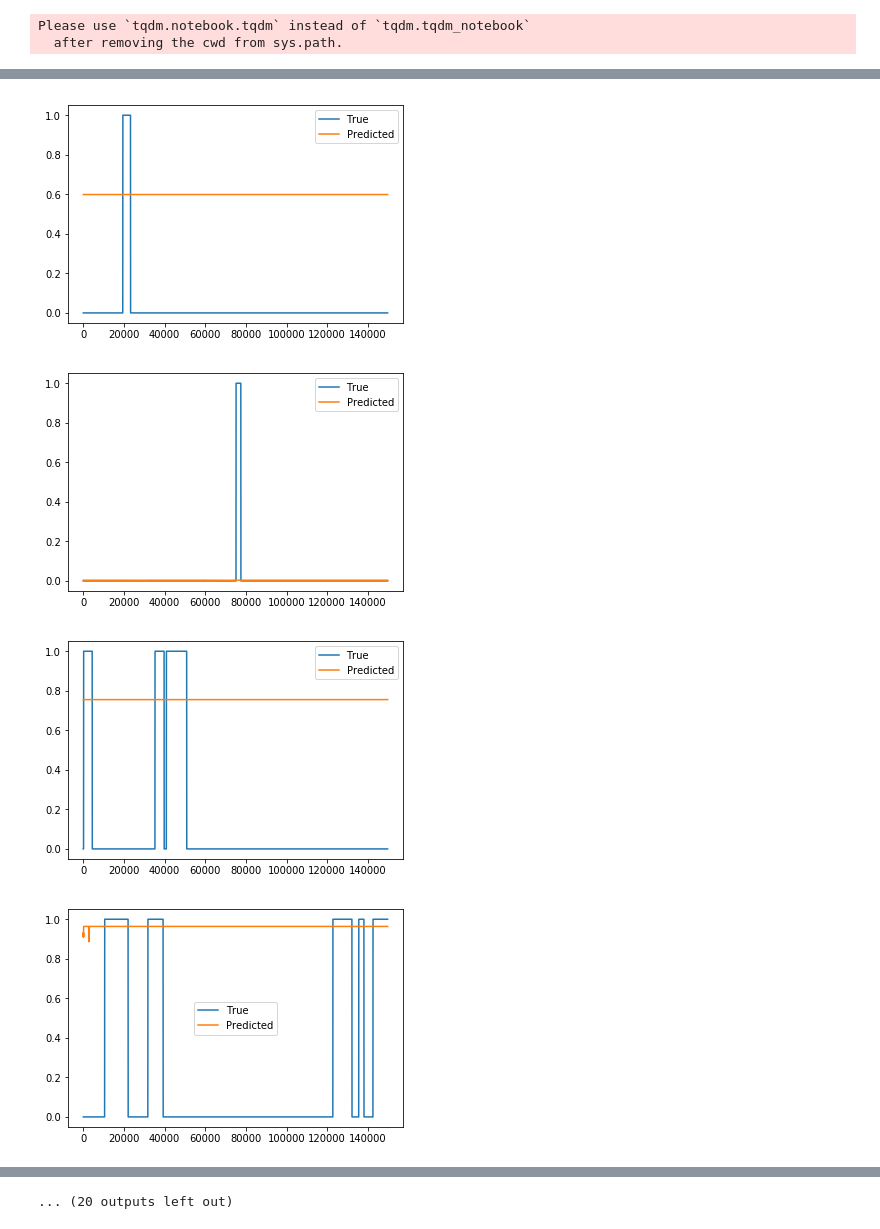
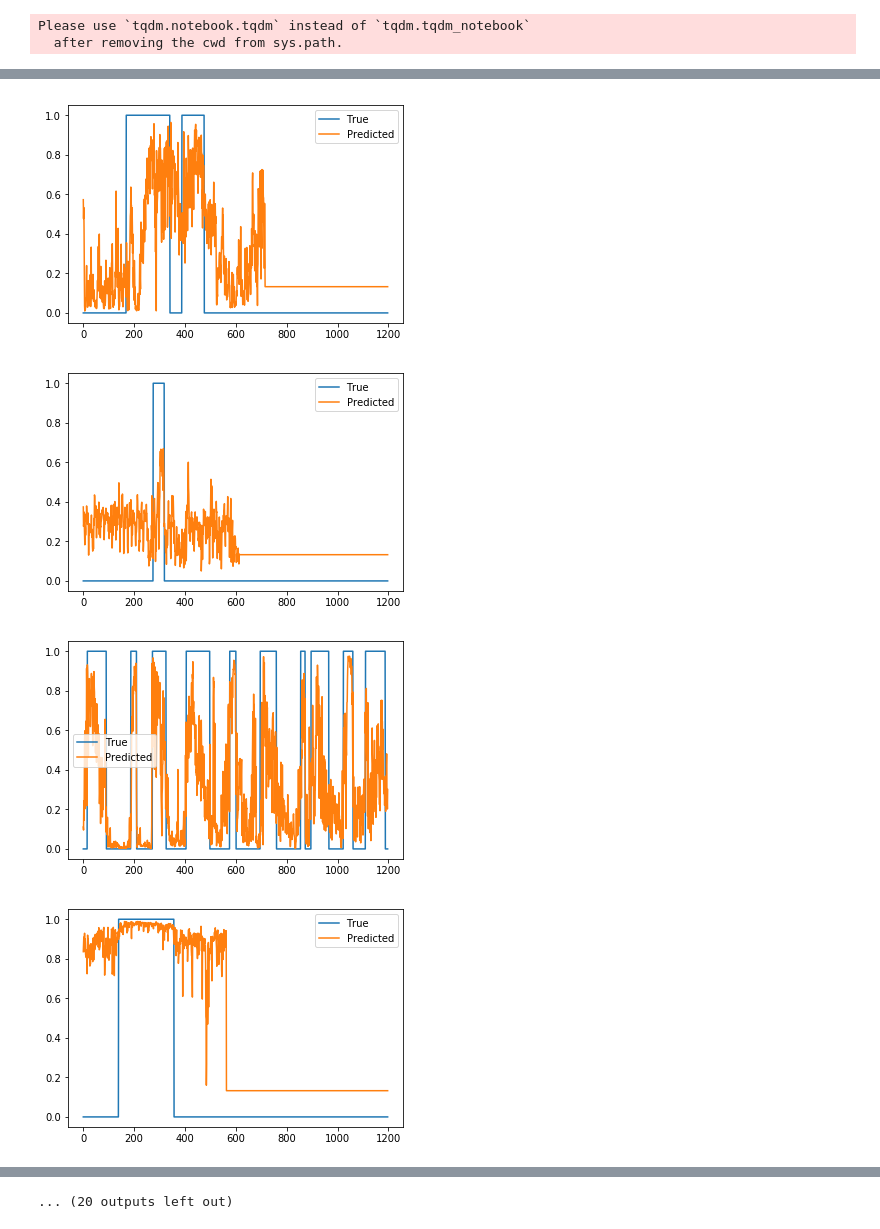
Before and after one commit to belya/epilepsy-detection, a Jupyter notebook: pipeline/fc-network.ipynb, the cells around one changed output, grey strips where cells are left out. Saved outputs shown, nothing was run; the diff lists cells and outputs as text; code cells hidden in the pictures.

```diff
--- a/pipeline/fc-network.ipynb
+++ b/pipeline/fc-network.ipynb
@@ -355,13 +367,16 @@ from keras import optimizers,regularizers
 from keras.layers.normalization import BatchNormalization
 import keras.backend.tensorflow_backend as KTF
 # %%
-eeg_input = Input(shape=(FFT_STEPS_NUM * CHUNK_TIME // 2 * len(CHANNELS), ))
+eeg_input = Input(shape=((FFT_STEPS_NUM + 1) * (CHUNK_TIME // 2 + 1) * len(CHANNELS), ))
 
-feature_extractor = eeg_input
+x = eeg_input
+x = Dropout(0.5)(x)
 
-x = Dense(100, activation='relu')(feature_extractor)
-x = Dense(100, activation='relu')(x)
-x = Dense(100, activation='relu')(x)
+for _ in range(3):
+    x = Dense(100)(x)
+    x = BatchNormalization()(x)
+    x = Activation('relu')(x)
+
 events_output = Dense(1, activation='sigmoid')(x)
 # %%
 model = keras.models.Model(inputs=[eeg_input], outputs=[events_output])
@@ -459,7 +468,7 @@ for epoch in tqdm(range(10)):
             train_generator,
             epochs=1,
             steps_per_epoch=train_chunks - GENERATOR_PAD_BUG,
-            class_weight=[1, 10]
+#             class_weight=[1, 10]
 #             pickle_safe=False
         )
 
@@ -501,7 +510,7 @@ for epoch in tqdm(range(10)):
         print("Train loss:", total_train_history)
         print("Val loss:", total_val_history)
 
-        model.save_weights("./models/cnn-lstm-fft-model-{}.h5".format(epoch))
+        model.save_weights("./models/fc-fft-model-{}.h5".format(epoch))
 # %% [output]
 Please use `tqdm.notebook.tqdm` instead of `tqdm.tqdm_notebook`
   after removing the cwd from sys.path.
@@ -600,7 +548,7 @@ NameError: name 'train_losses' is not defined
 # %%
 test_files = next(iterate_files(val_df))
 # %%
-test_data, test_events = get_data_multiple(train_df, train_files)
+test_data, test_events = get_data_multiple(val_df, test_files)
 # %% [output]
 Please use `tqdm.notebook.tqdm` instead of `tqdm.tqdm_notebook`
   after removing the cwd from sys.path.
@@ -608,7 +556,8 @@ Please use `tqdm.notebook.tqdm` instead of `tqdm.tqdm_notebook`
 class TestGenerator():
     def __init__(self, data, events):
         self.events = []
-        self.generator = ChunksIterator(data, events, tqdm_enabled=True)
+        self.generator = ChunksIterator(data, events, tqdm_enabled=False)
+        self.generator.iterations = iter(tqdm(list(sorted(self.generator.iterations))))
 
     def __iter__(self):
         return self
@@ -651,8 +610,8 @@ def moving_average(a, n=3) :
 min_seizure_duration = 10 * CHUNK_FREQUENCY
 # %%
 for series in range(32):
-    true_events_line = all_true_events[:, series, :, :].reshape(-1)
-    predicted_events_line = all_predicted_events[:, series, :, :].reshape(-1)
+    true_events_line = all_true_events[:, series, :].reshape(-1)
+    predicted_events_line = all_predicted_events[:, series, :].reshape(-1)
     smoothed_events_line = (moving_average(predicted_events_line, n=min_seizure_duration) > 0.3).astype(int)
     plt.plot(true_events_line, label="True")
     plt.plot(predicted_events_line, label="Predicted")
@@ -668,4 +627,4 @@ for series in range(32):
-[figure, old version]
+[figure, new version]
-[figure, old version]
+[figure, new version]
-[figure, old version]
+[figure, new version]
-[figure, old version]
+[figure, new version]
```
Also changed, not shown: parts of 44 cells of this notebook, 2 other files.
